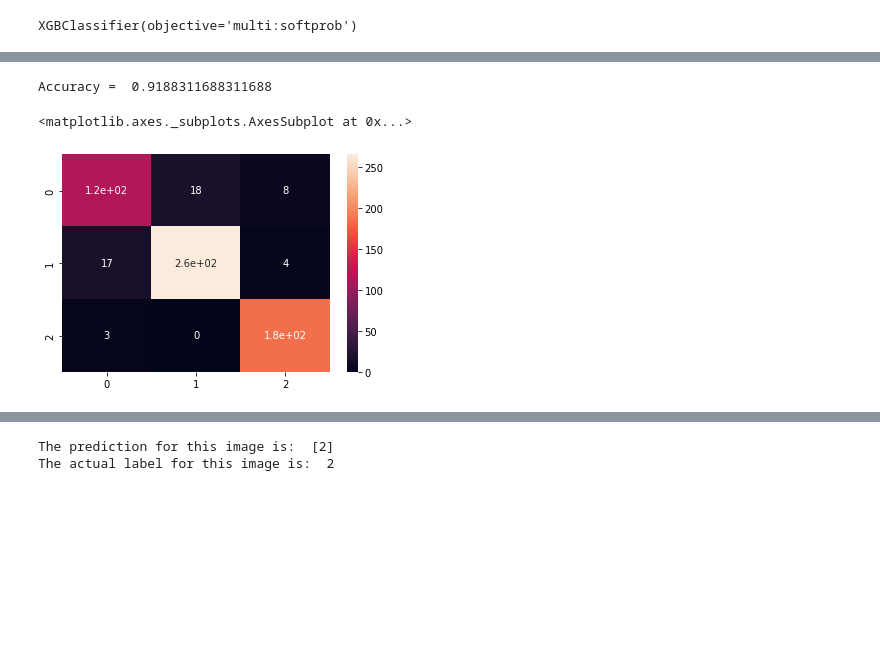
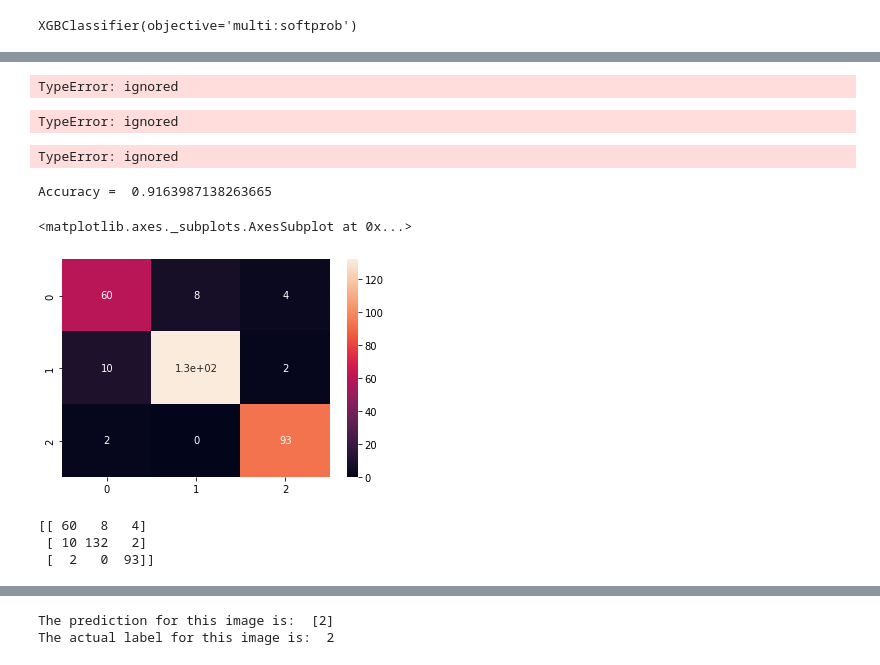
Before and after one commit to oroobyaseen/coursera.exercises, a Jupyter notebook: Xgboost+VGG16.ipynb, the cells around one changed output, grey strips where cells are left out. Cells and saved outputs as stored; diff of their text form; code cells hidden in the pictures; blank space fills up the shorter version.

```diff
--- a/Xgboost+VGG16.ipynb
+++ b/Xgboost+VGG16.ipynb
@@ -202,6 +207,12 @@ x_train, y_train, x_test, y_test = train_images, train_labels_encoded, test_imag
+# %%
+x_test, y_test = test_images, test_labels_encoded
+# %%
+x_val, y_val = val_images, val_labels_encoded
+# %%
+x_train, y_train  = train_images, train_labels_encoded
 # %%
 # Normalize pixel values to between 0 and 1
-x_train, x_test = x_train / 255.0, x_test / 255.0
+x_train, x_test , x_val= x_train / 255.0, x_test / 255.0, x_val /255.0
 # %%
 IMAGE_SIZE = 224
 # %%
@@ -275,0 +279,32 @@ prediction = le.inverse_transform(prediction)
+# %%
+roc_auc = auc(y_test, y_pred_prob,  multi_class="ovo")
+    #xgb.plot_importance(gbm)
+    #plt.show()
+plt.figure()
+lw = 2
+plt.plot(y_test,  y_pred_prob, color='darkorange',
+             lw=lw, label='ROC curve (area = %0.2f)' % roc_auc)
+plt.plot([0, 1], [0, 1], color='navy', lw=lw, linestyle='--')
+plt.xlim([-0.02, 1.0])
+plt.ylim([0.0, 1.05])
+plt.xlabel('False Positive Rate')
+plt.ylabel('True Positive Rate')
+plt.title('ROC curve')
+plt.legend(loc="lower right")
+plt.show()
+# %% [output]
+TypeError: ignored
+# %%
+y_pred_proba = model.predict_proba(X_test_features)[::,1]
+fpr, tpr, _ = metrics.roc_curve(y_test,  y_pred_prob,  multi_class="ovr")
+auc = metrics.roc_auc_score(y_test, y_pred_prob)
+plt.plot(fpr,tpr,label="data 1, auc="+str(auc))
+plt.legend(loc=4)
+plt.show()
+# %% [output]
+TypeError: ignored
+# %%
+sklearn.metrics.plot_roc_curve(y_test,  y_pred_prob, multi_class="ovr")
+plt.show()
+# %% [output]
+TypeError: ignored
@@ -276,16 +313,16 @@ prediction = le.inverse_transform(prediction)
 # %%
 #Print overall accuracy
 from sklearn import metrics
-print ("Accuracy = ", metrics.accuracy_score(test_labels, prediction))
+print ("Accuracy = ", metrics.accuracy_score(y_test, prediction))
 # %% [output]
-Accuracy =  0.9188311688311688
+Accuracy =  0.9163987138263665
 # %%
 #Confusion Matrix - verify accuracy of each class
 from sklearn.metrics import confusion_matrix
 
-cm = confusion_matrix(test_labels, prediction)
+cm = confusion_matrix(y_test, prediction)
 #print(cm)
 sns.heatmap(cm, annot=True)
 # %% [output]
 <matplotlib.axes._subplots.AxesSubplot at 0x...>
-[figure, old version]
+[figure, new version]
@@ -291,0 +331,7 @@ sns.heatmap(cm, annot=True)
+# %%
+cm_cn = np.array2string(cm)
+print(cm)
+# %% [output]
+[[ 60   8   4]
+ [ 10 132   2]
+ [  2   0  93]]
```
Also changed, not shown: parts of 27 cells of this notebook.
